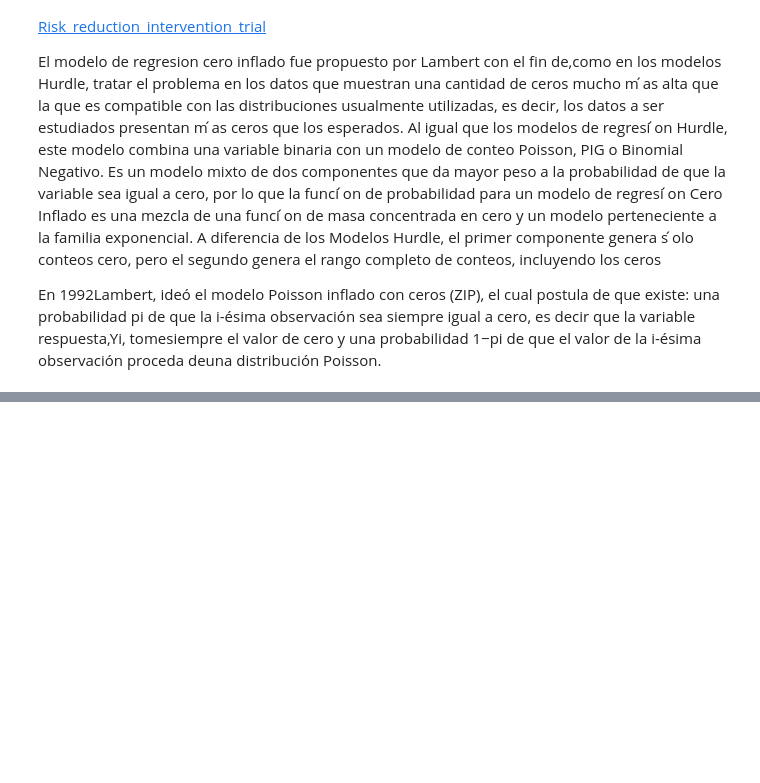
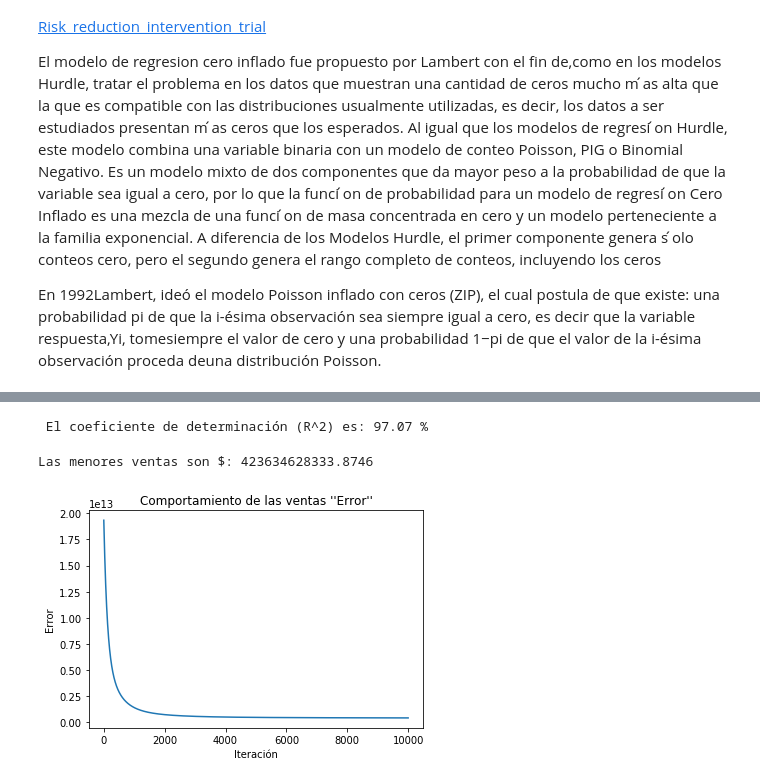
Before and after one commit to KatherinAcosta/Proyecto2018, a Jupyter notebook: 5. Regresión.ipynb, the cells around one changed output, grey strips where cells are left out. Cells and saved outputs as stored; diff of their text form; code cells hidden in the pictures; blank space fills up the shorter version.

```diff
--- a/5. Regresión.ipynb
+++ b/5. Regresión.ipynb
@@ -16,0 +40,5 @@ En 1992Lambert, ideó el modelo Poisson inﬂado con ceros (ZIP), el cual postul
+# %%
+#Se carga el archivo con los datos limpios
+
+total=pd.read_excel("TOTALULIMPIO2.xlsx",index_col=0) #Recursos:amarillo #Capacidades:rojo #Resultados:azul
+total
@@ -16,0 +146,21 @@ En 1992Lambert, ideó el modelo Poisson inﬂado con ceros (ZIP), el cual postul
+# %%
+y1=y_test.tolist()
+Coef=r2_score(y1,pronostico)*100
+print(" El coeficiente de determinación (R^2) es: %.2f "%Coef + "%")
+# %% [output]
+ El coeficiente de determinación (R^2) es: 97.07 %
+# %%
+minMse=min(venta_hist)
+print("Las menores ventas son $: %s" %(minMse))
+
+xaxis=range(len(venta_hist))
+plt.plot(xaxis,venta_hist)
+
+plt.title("Comportamiento de las ventas ''Error''")
+plt.xlabel("Iteración")
+plt.ylabel("Error")
+plt.savefig("Costo_error")
+plt.show()
+# %% [output]
+Las menores ventas son $: 423634628333.8746
+[figure, added]
```
Also changed, not shown: parts of 11 cells of this notebook.
